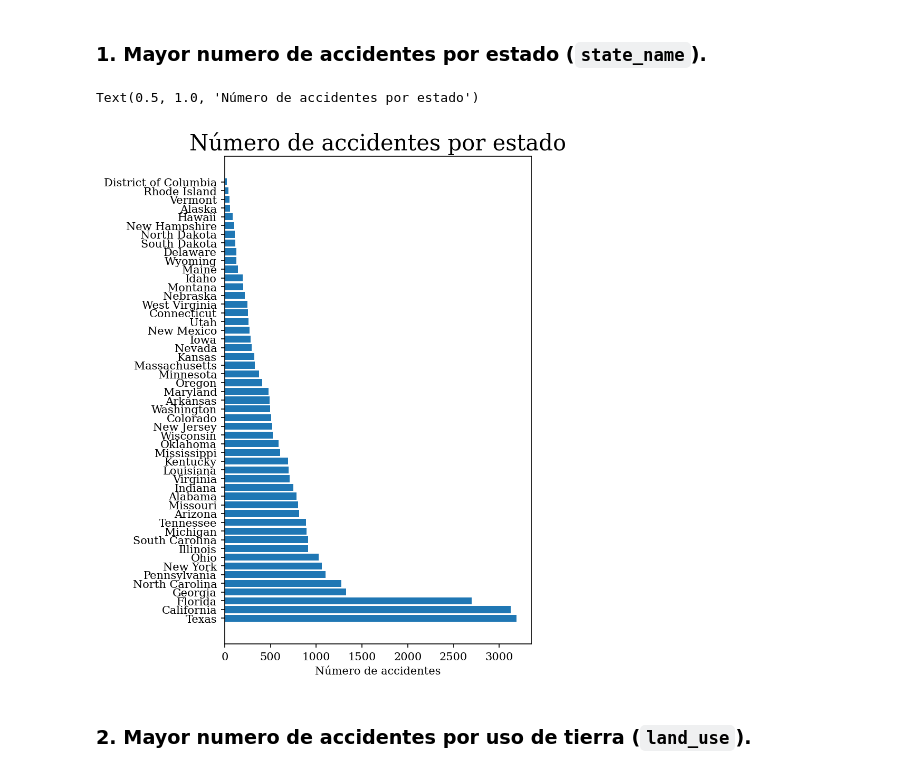
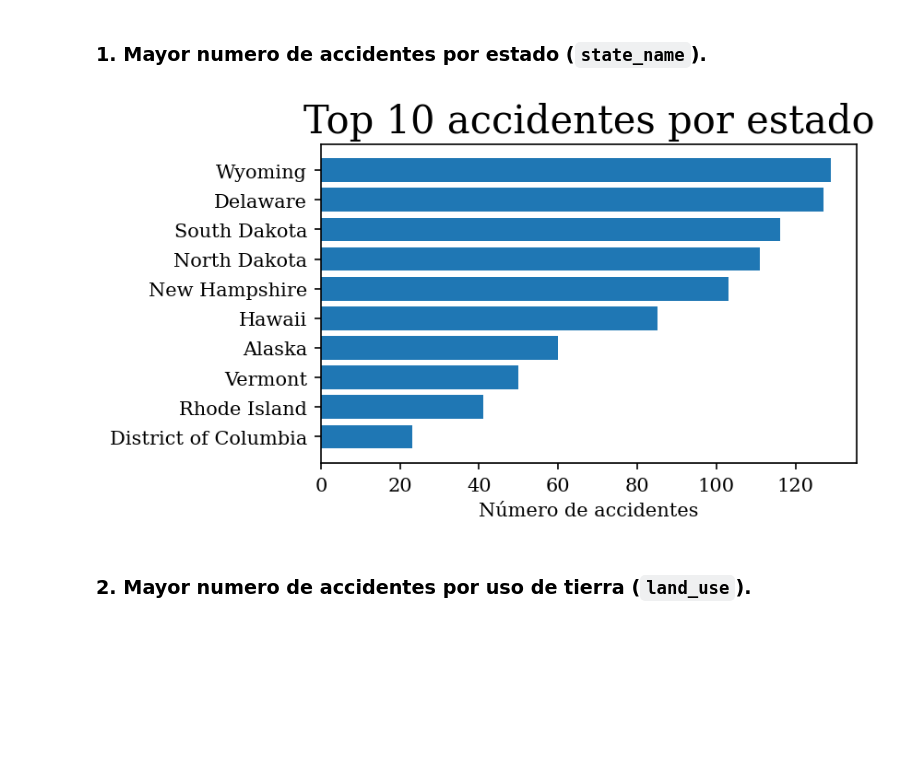
Before and after one commit to PhyData/Traffic_fatalities_BigQuery_jcalles, a Jupyter notebook: desafio_1.ipynb, the cells around one changed output. Saved outputs shown, nothing was run; the diff lists cells and outputs as text; code cells hidden in the pictures; blank space fills up the shorter version.

Commit message:
plot update

```diff
--- a/desafio_1.ipynb
+++ b/desafio_1.ipynb
@@ -64,22 +64,25 @@ df.to_csv('nhtsa_traffic_fatalities-accident_2015') #diccionario de datos de la
 # %%
 query="""
 SELECT state_name, COUNT(*) AS count
 FROM `bigquery-public-data.nhtsa_traffic_fatalities.accident_2015`
 GROUP BY state_name
-ORDER BY count DESC
+ORDER BY count
+LIMIT 10
 """
 
 query_job = client.query(query)
 results = query_job.result()
 df = results.to_dataframe()
 
-fig, ax = plt.subplots(figsize=(5, 8))
+fig, ax = plt.subplots(figsize=(5, 3))
 ax.barh(y=df['state_name'], width = df['count'] )
 ax.set_xlabel("Número de accidentes")
-ax.set_title("Número de accidentes por estado", fontsize=20)
+ax.set_title("Top 10 accidentes por estado", fontsize=20)
+
+
+top_10_states = df['state_name'].tolist()
 # %% [output]
-Text(0.5, 1.0, 'Número de accidentes por estado')
-[figure, old version]
+[figure, new version]
 # %% [markdown]
 ###    2. Mayor numero de accidentes por uso de tierra (`land_use`).
 # %%
```
Also changed, not shown: parts of 15 cells of this notebook.
